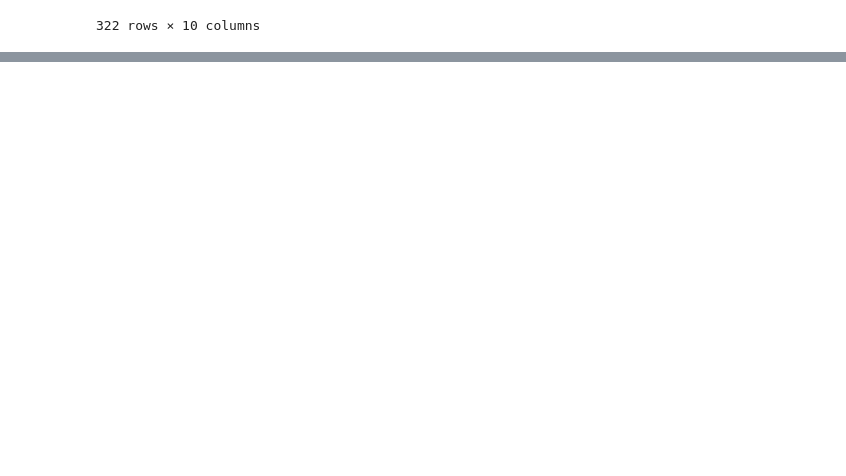
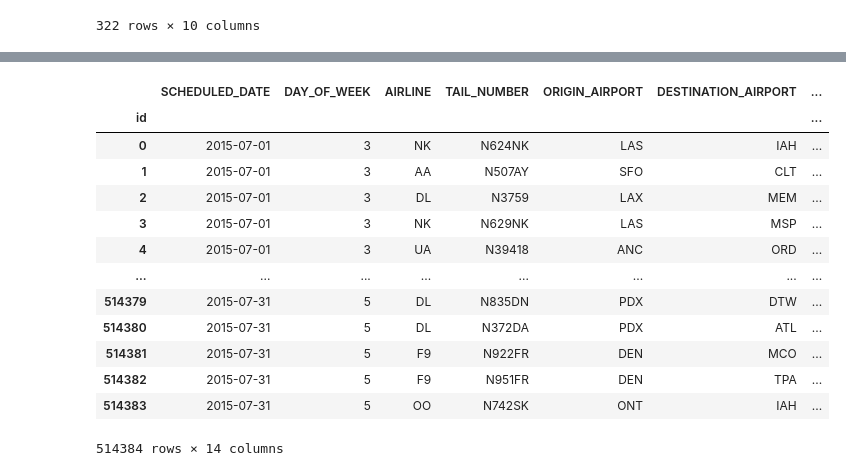
Before and after one commit to paula-sorolla/AML-FlightDelay, a Jupyter notebook: Preprocessing.ipynb, the cells around one changed output, grey strips where cells are left out. Saved outputs shown, nothing was run; the diff lists cells and outputs as text; code cells hidden in the pictures; blank space fills up the shorter version.

Commit message:
added preprocessed flights_test.csv, saved into new file test_set.csv

```diff
--- a/Preprocessing.ipynb
+++ b/Preprocessing.ipynb
@@ -376,0 +381,14 @@ regions_merged
+# %%
+df_flights_test['SCHEDULED_DATE'] = pd.to_datetime(df_flights_test[['YEAR','MONTH', 'DAY']])
+df_flights_test=df_flights_test.drop(columns=['YEAR','MONTH', 'DAY','FLIGHT_NUMBER'])
+
+date_col = df_flights_test['SCHEDULED_DATE']
+df_flights_test.drop(labels=['SCHEDULED_DATE'], axis=1,inplace = True)
+df_flights_test.insert(0, 'SCHEDULED_DATE', date_col)
+#df_flights_test
+# %%
+df_flights_test['DEPARTURE_TIME'] = df_flights_test['DEPARTURE_TIME'].apply(transform_HHMM)
+df_flights_test['SCHEDULED_ARRIVAL'] = df_flights_test['SCHEDULED_ARRIVAL'].apply(transform_HHMM)
+df_flights_test['SCHEDULED_DEPARTURE'] = df_flights_test['SCHEDULED_DEPARTURE'].apply(transform_HHMM)
+df_flights_test['WHEELS_OFF'] = df_flights_test['WHEELS_OFF'].apply(transform_HHMM)
+df_flights_test
@@ -376,0 +410,36 @@ regions_merged
+# %%
+from datetime import datetime
+
+delays = []
+
+for i in range (df_flights_test.shape[0]):
+    s1 = str(df_flights_test['DEPARTURE_TIME'][i])
+    s2 = str(df_flights_test['SCHEDULED_DEPARTURE'][i])
+    FMT = '%H:%M:%S'
+    delay_minutes = (datetime.strptime(s1, FMT) - datetime.strptime(s2, FMT)).total_seconds()/60
+    if (delay_minutes < -1100):
+        delays.append(1440 + delay_minutes)
+    elif (delay_minutes > 1100):
+        delays.append(-(1440 - delay_minutes))
+    else:
+        delays.append(delay_minutes)
+
+
+df_flights_test["DEPARTURE_DELAY"] = delays
+# %%
+df_flights_test
+# %% [output]
+|  | SCHEDULED_DATE | DAY_OF_WEEK | AIRLINE | TAIL_NUMBER | ORIGIN_AIRPORT | DESTINATION_AIRPORT | ... |
+| id |  |  |  |  |  |  | ... |
+| 0 | 2015-07-01 | 3 | NK | N624NK | LAS | IAH | ... |
+| 1 | 2015-07-01 | 3 | AA | N507AY | SFO | CLT | ... |
+| 2 | 2015-07-01 | 3 | DL | N3759 | LAX | MEM | ... |
+| 3 | 2015-07-01 | 3 | NK | N629NK | LAS | MSP | ... |
+| 4 | 2015-07-01 | 3 | UA | N39418 | ANC | ORD | ... |
+| ... | ... | ... | ... | ... | ... | ... | ... |
+| 514379 | 2015-07-31 | 5 | DL | N835DN | PDX | DTW | ... |
+| 514380 | 2015-07-31 | 5 | DL | N372DA | PDX | ATL | ... |
+| 514381 | 2015-07-31 | 5 | F9 | N922FR | DEN | MCO | ... |
+| 514382 | 2015-07-31 | 5 | F9 | N951FR | DEN | TPA | ... |
+| 514383 | 2015-07-31 | 5 | OO | N742SK | ONT | IAH | ... |
+514384 rows × 14 columns
```
Also changed, not shown: parts of 17 cells of this notebook.
